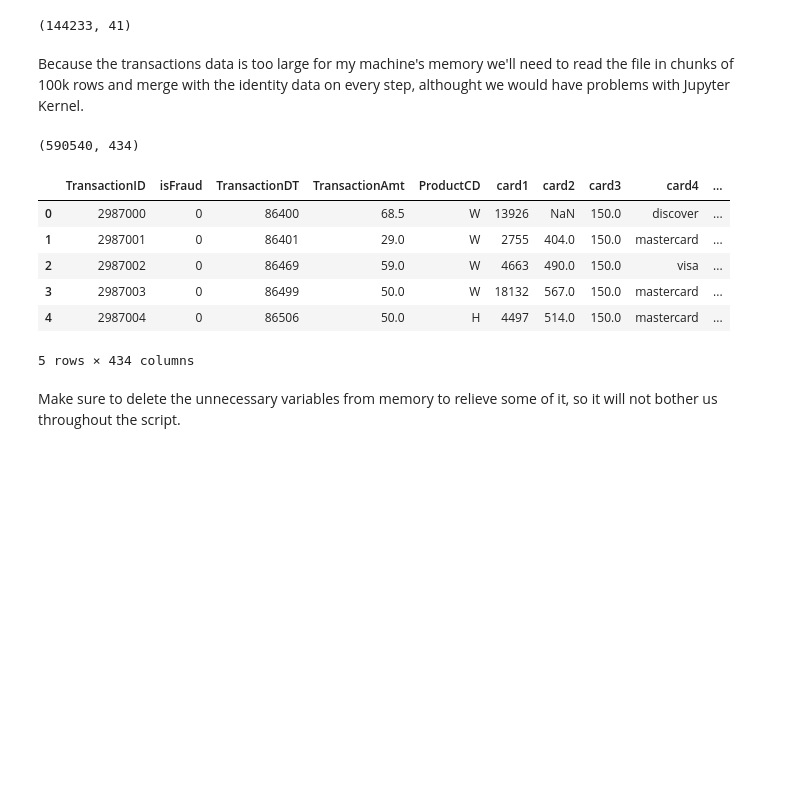
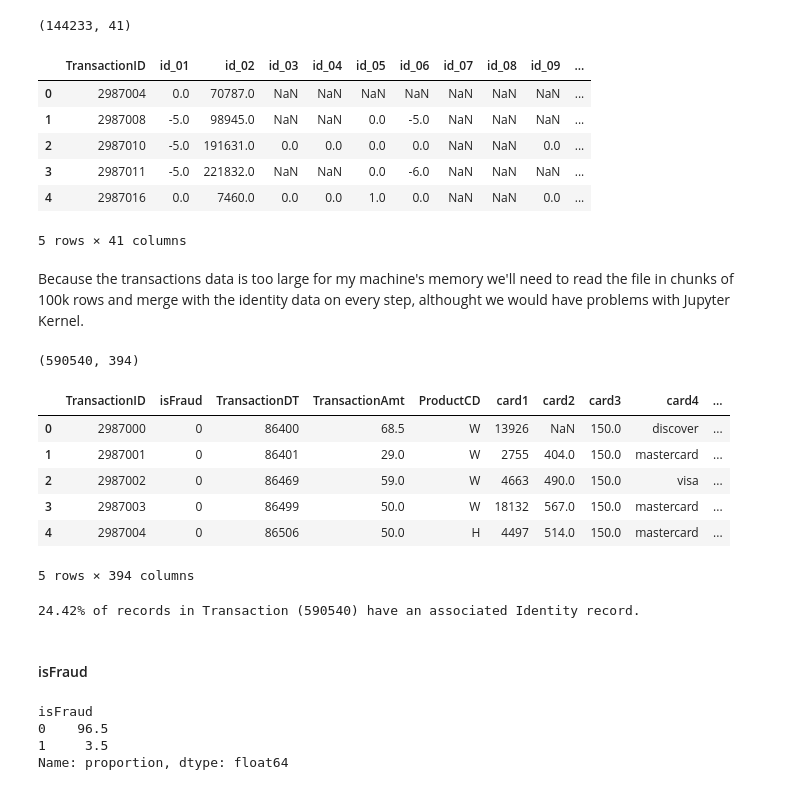
Before and after one commit to ianaraujo/puc-ciencia-dados, a Jupyter notebook: notebooks/01_data_exploration.ipynb, the cells around one changed output. Drawn from its saved outputs; the diff is of its cells as text; code cells hidden in the pictures; blank space fills up the shorter version.

```diff
--- a/notebooks/01_data_exploration.ipynb
+++ b/notebooks/01_data_exploration.ipynb
@@ -11,22 +34,27 @@ train_identity = pd.read_csv('../data/train_identity.csv')
 train_identity.shape
 # %% [output]
 (144233, 41)
+# %%
+train_identity.head(5)
+# %% [output]
+|  | TransactionID | id_01 | id_02 | id_03 | id_04 | id_05 | id_06 | id_07 | id_08 | id_09 | ... |
+| 0 | 2987004 | 0.0 | 70787.0 | NaN | NaN | NaN | NaN | NaN | NaN | NaN | ... |
+| 1 | 2987008 | -5.0 | 98945.0 | NaN | NaN | 0.0 | -5.0 | NaN | NaN | NaN | ... |
+| 2 | 2987010 | -5.0 | 191631.0 | 0.0 | 0.0 | 0.0 | 0.0 | NaN | NaN | 0.0 | ... |
+| 3 | 2987011 | -5.0 | 221832.0 | NaN | NaN | 0.0 | -6.0 | NaN | NaN | NaN | ... |
+| 4 | 2987016 | 0.0 | 7460.0 | 0.0 | 0.0 | 1.0 | 0.0 | NaN | NaN | 0.0 | ... |
+5 rows × 41 columns
 # %% [markdown]
 Because the transactions data is too large for my machine's memory we'll need to read the file in chunks of 100k rows and merge with the identity data on every step, althought we would have problems with Jupyter Kernel.
 # %%
-merged_chunks = []
 transaction_chunks = pd.read_csv('../data/train_transaction.csv', chunksize=10 ** 5)
 
-for chunk in transaction_chunks:
-    new_chunk = chunk.merge(train_identity, on='TransactionID', how='left')
-    merged_chunks.append(new_chunk)
-
-train = pd.concat(merged_chunks)
-train.shape
+train_transaction = pd.concat(transaction_chunks)
+train_transaction.shape
 # %% [output]
-(590540, 434)
+(590540, 394)
 # %%
-train.head(5)
+train_transaction.head(5)
 # %% [output]
 |  | TransactionID | isFraud | TransactionDT | TransactionAmt | ProductCD | card1 | card2 | card3 | card4 | ... |
 | 0 | 2987000 | 0 | 86400 | 68.5 | W | 13926 | NaN | 150.0 | discover | ... |
@@ -34,7 +62,5 @@ train.head(5)
 | 2 | 2987002 | 0 | 86469 | 59.0 | W | 4663 | 490.0 | 150.0 | visa | ... |
 | 3 | 2987003 | 0 | 86499 | 50.0 | W | 18132 | 567.0 | 150.0 | mastercard | ... |
 | 4 | 2987004 | 0 | 86506 | 50.0 | H | 4497 | 514.0 | 150.0 | mastercard | ... |
-5 rows × 434 columns
+5 rows × 394 columns
-# %% [markdown]
-Make sure to delete the unnecessary variables from memory to relieve some of it, so it will not bother us throughout the script.
 # %%
@@ -41,0 +68,16 @@ del train_identity, transaction_chunks
+# %%
+associated = np.sum(train_transaction['TransactionID'].isin(train_identity['TransactionID'].unique()))
+total_transaction = train_transaction.shape[0]
+
+print(f'{ np.divide(associated, total_transaction).round(4) * 100}% of records in Transaction ({total_transaction}) have an associated Identity record.')
+# %% [output]
+24.42% of records in Transaction (590540) have an associated Identity record.
+# %% [markdown]
+#### isFraud
+# %%
+train_transaction['isFraud'].value_counts(normalize=True).round(4) * 100
+# %% [output]
+isFraud
+0    96.5
+1     3.5
+Name: proportion, dtype: float64
```
Also changed, not shown: parts of 22 cells of this notebook, 6 other files.
